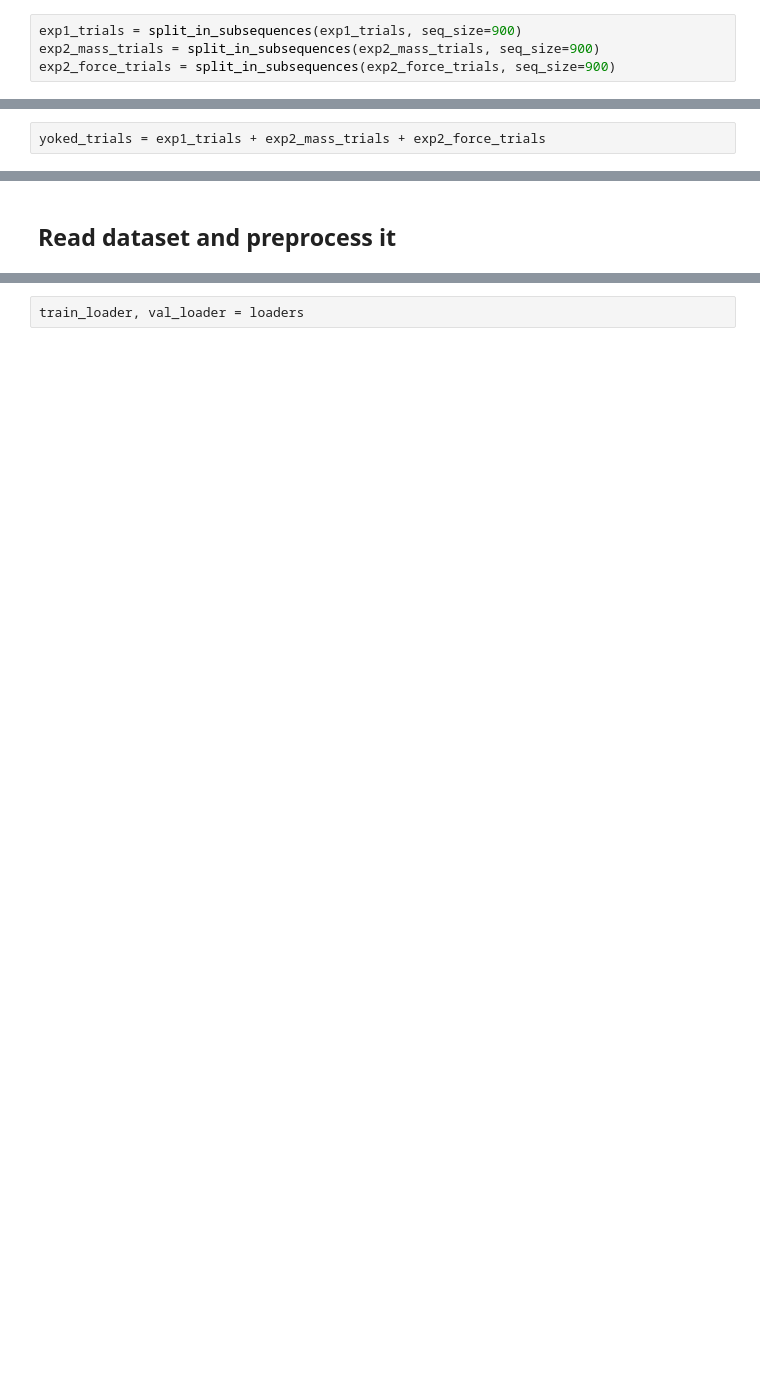
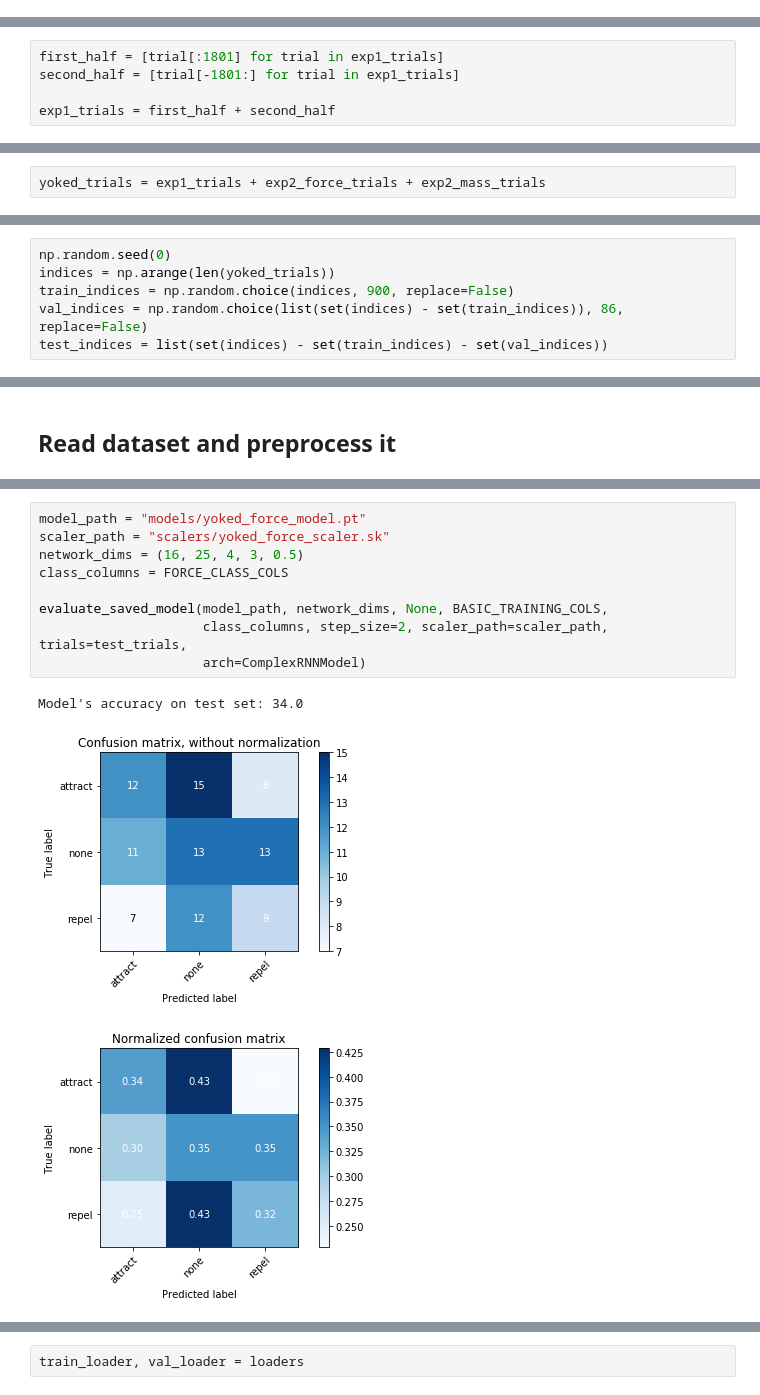
Before and after one commit to iamhectorotero/learning-physical-properties-with-rnns, a Jupyter notebook: 4. Yoked Training loop.ipynb, the cells around one changed output, grey strips where cells are left out. Drawn from its saved outputs; the diff is of its cells as text; blank space fills up the shorter version.

Commit message:
Focus shifted to Yoked Training Loop

```diff
--- a/4. Yoked Training loop.ipynb
+++ b/4. Yoked Training loop.ipynb
@@ -40,7 +39,3 @@ network_dims = (INPUT_DIM, HIDDEN_DIM, N_LAYERS, OUTPUT_DIM)
 exp1_trials = read_dataset("data/yoked_trials_exp1.h5")
 exp2_mass_trials = read_dataset("data/mass_trials_exp2.h5")
 exp2_force_trials = read_dataset("data/force_trials_exp2.h5")
-# %%
-exp1_trials = split_in_subsequences(exp1_trials, seq_size=900)
-exp2_mass_trials = split_in_subsequences(exp2_mass_trials, seq_size=900)
-exp2_force_trials = split_in_subsequences(exp2_force_trials, seq_size=900)
@@ -46,0 +46,5 @@ exp2_force_trials = split_in_subsequences(exp2_force_trials, seq_size=900)
+# %%
+first_half = [trial[:1801] for trial in exp1_trials]
+second_half = [trial[-1801:] for trial in exp1_trials]
+
+exp1_trials = first_half + second_half
@@ -47,2 +55,2 @@ exp2_force_trials = split_in_subsequences(exp2_force_trials, seq_size=900)
 # %%
-yoked_trials = exp1_trials + exp2_mass_trials + exp2_force_trials
+yoked_trials = exp1_trials + exp2_force_trials + exp2_mass_trials
@@ -48,0 +61,6 @@ yoked_trials = exp1_trials + exp2_mass_trials + exp2_force_trials
+# %%
+np.random.seed(0)
+indices = np.arange(len(yoked_trials))
+train_indices = np.random.choice(indices, 900, replace=False)
+val_indices = np.random.choice(list(set(indices) - set(train_indices)), 86, replace=False)
+test_indices = list(set(indices) - set(train_indices) - set(val_indices))
@@ -65,0 +164,13 @@ test_trials = [yoked_trials[i] for i in test_indices]
+# %%
+model_path = "models/yoked_force_model.pt"
+scaler_path = "scalers/yoked_force_scaler.sk"
+network_dims = (16, 25, 4, 3, 0.5)
+class_columns = FORCE_CLASS_COLS
+
+evaluate_saved_model(model_path, network_dims, None, BASIC_TRAINING_COLS,
+                     class_columns, step_size=2, scaler_path=scaler_path, trials=test_trials,
+                     arch=ComplexRNNModel)
+# %% [output]
+Model's accuracy on test set: 34.0
+[figure, added]
+[figure, added]
```
Also changed, not shown: parts of 57 cells of this notebook, 4 other files.
